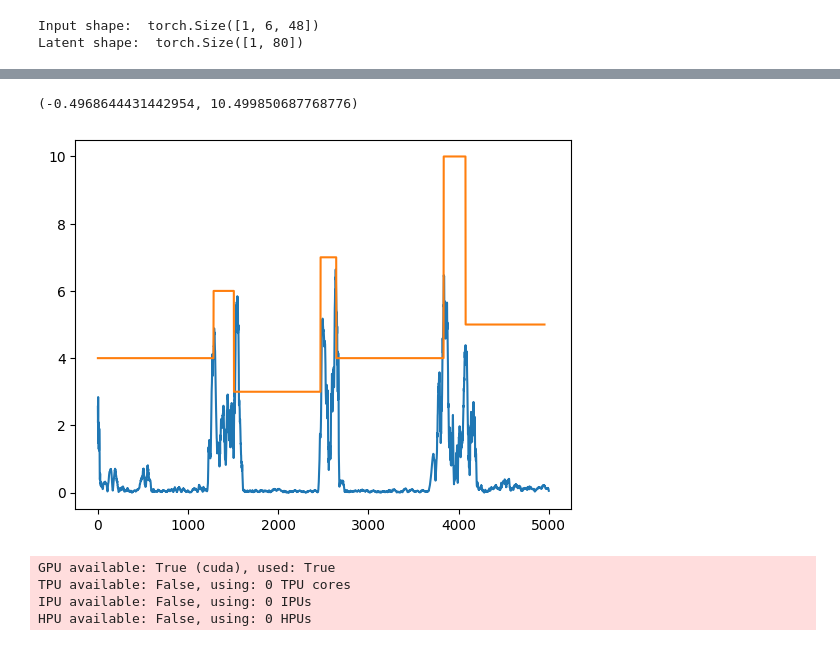
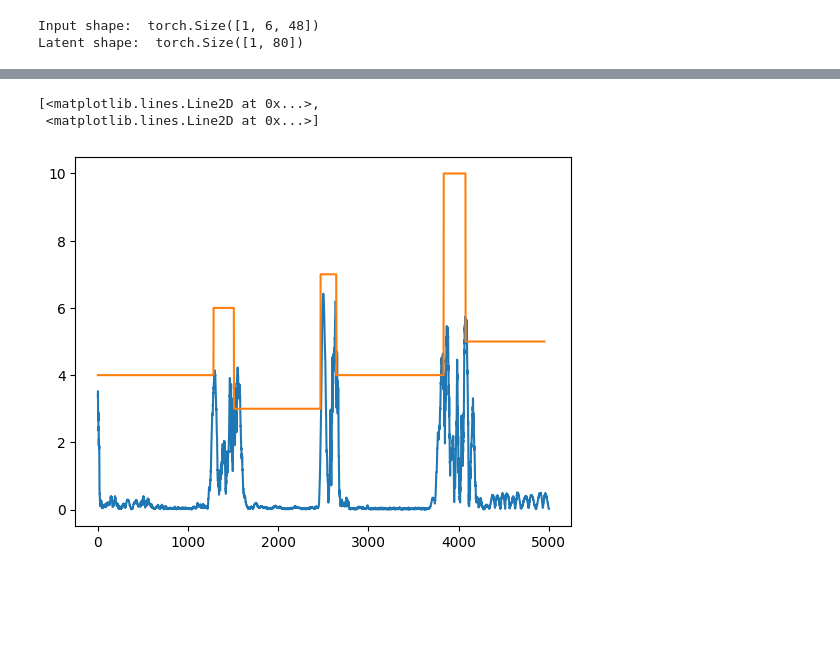
Before and after one commit to mbisan/stsc-har, a Jupyter notebook: visualize.ipynb, the cells around one changed output, grey strips where cells are left out. Drawn from its saved outputs; the diff is of its cells as text; code cells hidden in the pictures; blank space fills up the shorter version.

Commit message:
update visualize

```diff
--- a/visualize.ipynb
+++ b/visualize.ipynb
@@ -22,16 +24,16 @@ Sampling 51608 (balanced) observations per epoch.
 [4 4 4 ... 1 1 1] [ 0  1  2  3  4  5  6  7  8  9 10 11]
 Using 646236 observations for training, 106617 for validation and 143333 observations for test
 # %%
-model = ContrastiveWrapper.load_from_checkpoint(checkpoint_path="training_clr/clr3_UCI-HAR_21-20-19-18-17_4_48_1_bs128_lr0.01_l10_l20_cnn_gap_ts20_mlpNone_1_m48/version_13/checkpoints/epoch=23-step=9696-val_re=0.0000.ckpt")
+model = ContrastiveWrapper.load_from_checkpoint(checkpoint_path="training_clr/clr3_UCI-HAR_21-20-19-18-17_4_48_1_bs128_lr0.001_l10_l20_cnn_gap_ts20_mlpNone_1_m48/version_0/checkpoints/epoch=22-step=9292-val_re=0.0000.ckpt")
+model.eval()
+print()
 # %% [output]
 Input shape:  torch.Size([1, 6, 48])
 Latent shape:  torch.Size([1, 80])
 # %%
 labels = []
-
-for i in range(0, 5000):
+d = 5000
+for i in range(0, d):
     labels.append(dm.ds_test[i]["label"].item())
-# %%
-model=model.cuda()
 # %%
 scores = []
@@ -48,6 +69,6 @@ for i in range(0, 5000):
 # %%
-plt.plot(np.arange(len(scores)), scores, np.arange(len(labels)-48), labels[48:])
-plt.ylim()
+plt.plot(np.arange(d), model.dissimilarities[:d], np.arange(len(labels)-48), labels[48:])
 # %% [output]
-(-0.4968644431442954, 10.499850687768776)
+[<matplotlib.lines.Line2D at 0x...>,
+ <matplotlib.lines.Line2D at 0x...>]
-[figure, old version]
+[figure, new version]
@@ -56,7 +74,0 @@ from pytorch_lightning import Trainer
-# %%
-tr = Trainer()
-# %% [output]
-GPU available: True (cuda), used: True
-TPU available: False, using: 0 TPU cores
-IPU available: False, using: 0 IPUs
-HPU available: False, using: 0 HPUs
```
Also changed, not shown: parts of 11 cells of this notebook.
